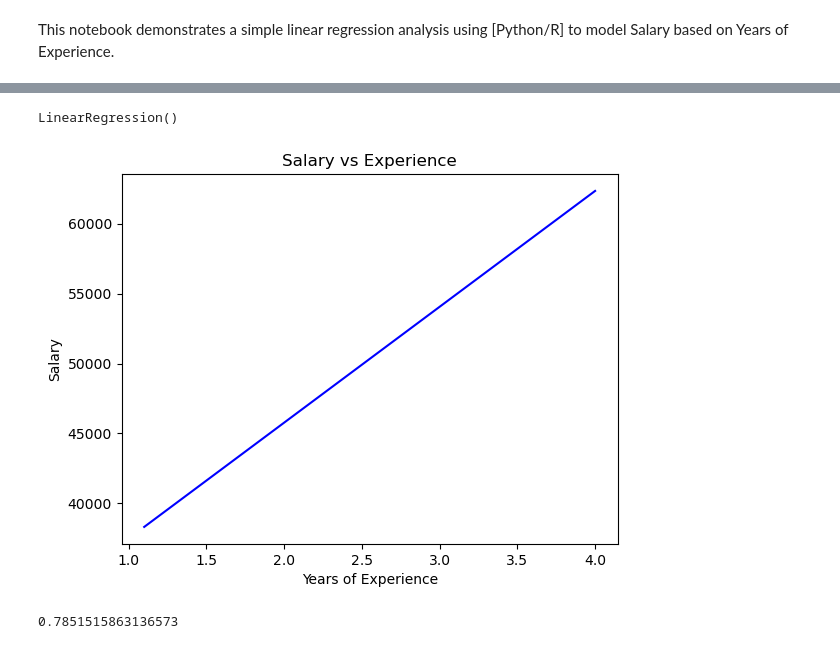
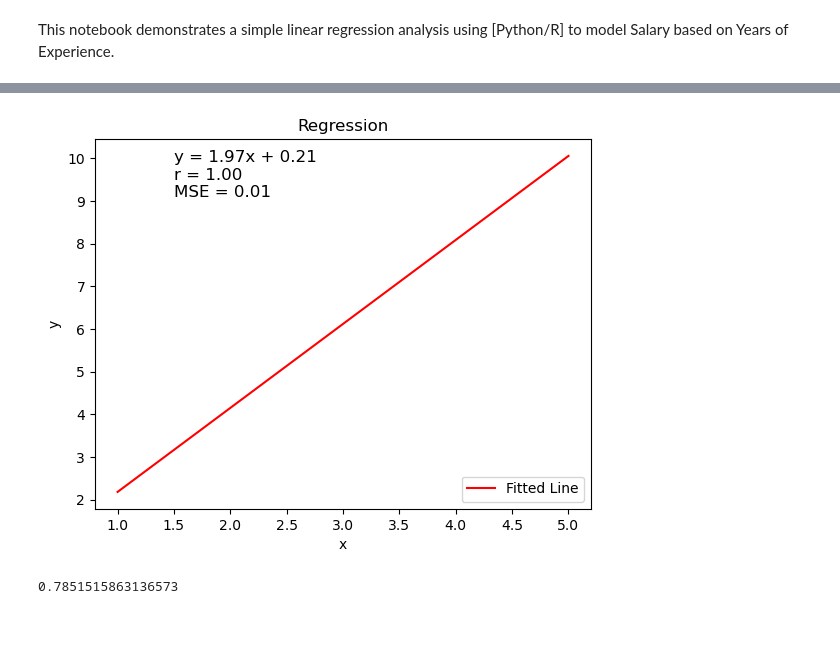
Before and after one commit to emmafischels/linear-regression-jupyter, a Jupyter notebook: linear_regression_python.ipynb, the cells around one changed output, grey strips where cells are left out. Cells and saved outputs as stored; diff of their text form; code cells hidden in the pictures.

Commit message:
Altered R and Python scripts

```diff
--- a/linear_regression_python.ipynb
+++ b/linear_regression_python.ipynb
@@ -5,4 +9,5 @@ import pandas as pd
 dataset = pd.read_csv("regression_data.csv")
 # %%
-import matplotlib.pyplot as plt
-plt.scatter(dataset["YearsExperience"], dataset["Salary"], color="red")
+# Data
+x = np.array([1, 2, 3, 4, 5])
+y = np.array([2.1, 4.3, 6.1, 8.0, 10.1])
@@ -12,17 +14,23 @@ plt.scatter(dataset["YearsExperience"], dataset["Salary"], color="red")
 # %%
-from sklearn.linear_model import LinearRegression
-model = LinearRegression()
-model.fit(dataset[["YearsExperience"]], dataset[["Salary"]])
+# Linear regression
+slope, intercept, r_value, p_value, std_err = linregress(x, y)
+y_pred = slope * x + intercept
+mse = mean_squared_error(y, y_pred)
-# %% [output]
-LinearRegression()
 # %%
-plt.plot(dataset["YearsExperience"], model.predict(dataset[["YearsExperience"]]), color="blue")
-plt.title("Salary vs Experience")
-plt.xlabel("Years of Experience")
-plt.ylabel("Salary")
+# Plot
+plt.plot(x, y_pred, 'r-', label='Fitted Line')
+plt.text(1.5, max(y) - 1,
+         f"y = {slope:.2f}x + {intercept:.2f}\n"
+         f"r = {r_value:.2f}\nMSE = {mse:.2f}",
+         fontsize=12)
+plt.xlabel("x")
+plt.ylabel("y")
+plt.title("Regression")
+plt.legend()
+plt.savefig("regression_plot_python.png")
 plt.show()
 # %% [output]
-[figure, old version]
+[figure, new version]
 # %%
 model.score(dataset[["YearsExperience"]], dataset[["Salary"]])  # R-squared
 # %% [output]
```
Also changed, not shown: parts of 2 cells of this notebook, 6 other files.
